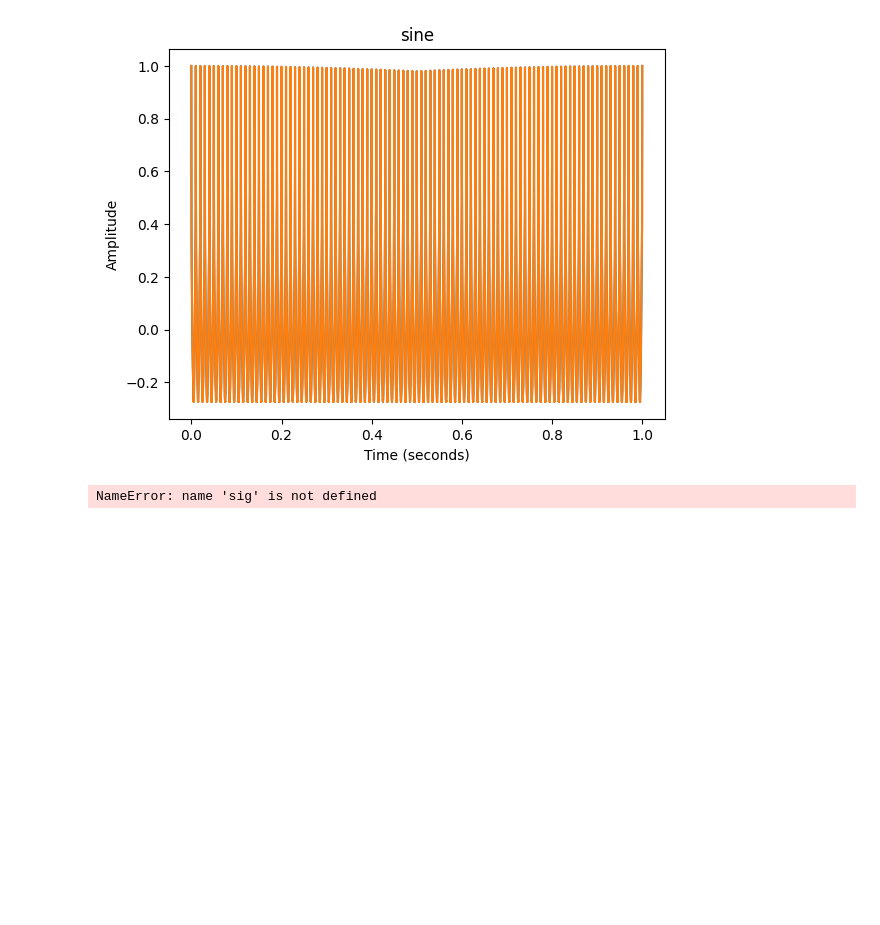
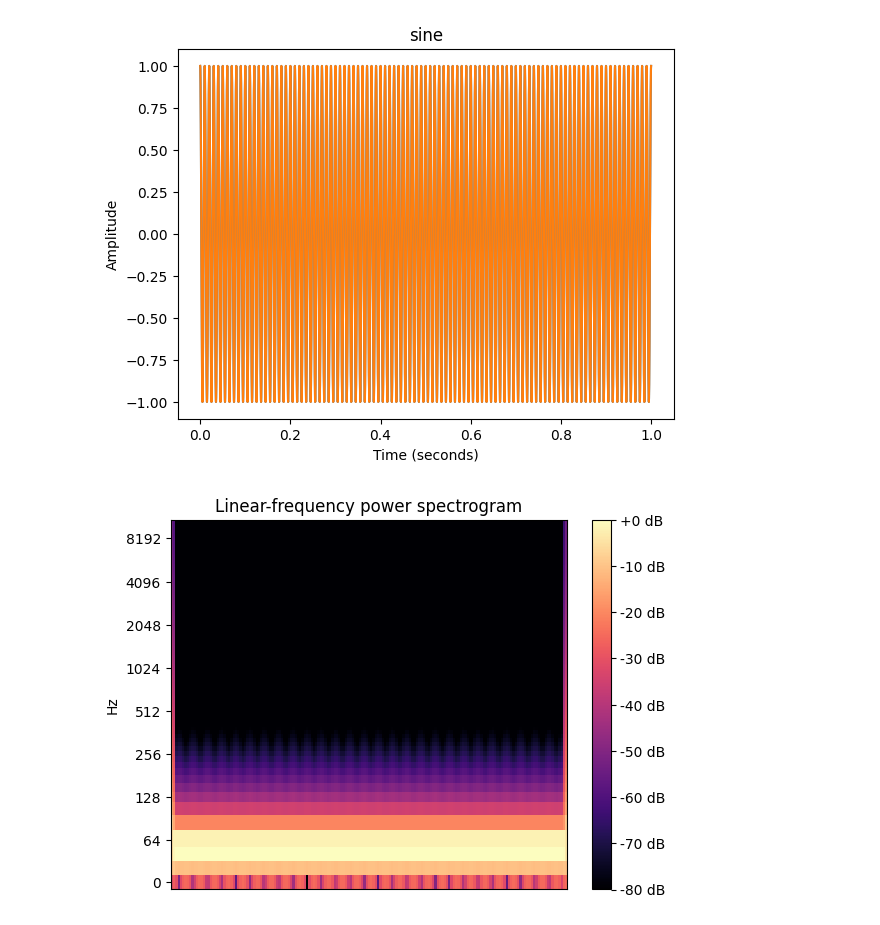
Before and after one commit to er1031/musicproclass, a Jupyter notebook: assignments/labAssignment4.ipynb, the cells around one changed output. Drawn from its saved outputs; the diff is of its cells as text; code cells hidden in the pictures; blank space fills up the shorter version.

```diff
--- a/assignments/labAssignment4.ipynb
+++ b/assignments/labAssignment4.ipynb
@@ -41,10 +41,10 @@ def plotAudioFreqDomain(sig,title,winSize,specType):
     # first create a basic specgrogram with librosa.stft() with the default window size (2048)
     # then make all of values in the spectrogram positive with np.abs()
     # then scale the spectogram to be in decibels, so it better reflects how we hear librosa.amplitude_to_db()
-    spec = librosa.amplitude_to_db(np.abs(librosa.stft(sig)), ref=np.max)
+    spec = librosa.amplitude_to_db(np.abs(librosa.stft(sig, n_fft=winSize)), ref=np.max)
 
     # display the normalized spectrogram with a linear frequency scale
-    librosa.display.specshow(spec, y_axis='linear')
+    librosa.display.specshow(spec, y_axis=specType)
     plt.colorbar(format='%+2.0f dB')
     plt.title('Linear-frequency power spectrogram')
     plt.show()
@@ -83,17 +83,22 @@ def makeWaveforms(frequency,samplingRate,numHarmonics,waveType):
     # additiveSynthesis.ipynb
     # if, elif (else if) and else can be used to evaluate the contents of a variable
     if waveType == 'sawtooth':
-        seqHarm = 1
-        ampExponent = 1
+      lowestHarm = 1
+      seqHarm = 1
+      ampExponent = 1
+    elif waveType == 'square':
+      lowestHarm = 1
+      seqHarm = 2
+      ampExponent = 1
     elif waveType == 'triangle':
-        seqHarm = 1
-        ampExponent = 1
-    elif waveType == 'square':
-        seqHarm = 1
-        ampExponent = 1
+      lowestHarm = 1
+      seqHarm = 2
+      ampExponent = 2
     else:
-        seqHarm = 1
-        ampExponent = 1
+      lowestHarm = 1
+      numHarmonics = 1
+      seqHarm = 1
+      ampExponent = 1
 
     # call additiveSynthesis() to generate a waveform
 
@@ -101,7 +106,7 @@ def makeWaveforms(frequency,samplingRate,numHarmonics,waveType):
     signal = additiveSynthesis(samplingRate,frequency,numHarmonics,seqHarm,ampExponent)
     return signal
 # %%
-def visualizeWaveforms(frequency, samplingRate, numHarmonics, waveType):
+def visualizeWaveforms(frequency, samplingRate, numHarmonics, waveType, winSize, specType):
   # call makeWaveform()
   # test whether makeWaveforms() runs without error before you try plotting anything
   sig = makeWaveforms(frequency,samplingRate,numHarmonics,waveType)
@@ -114,14 +119,16 @@ def visualizeWaveforms(frequency, samplingRate, numHarmonics, waveType):
 # %%
 frequency = 100
 samplingRate = 44100
 numHarmonics = 100
 waveType = 'sine'
 winSize = 1024
 specType = 'log'
 
 #visualizeWaveforms()
-visualizeWaveforms(frequency, samplingRate, numHarmonics, waveType, winSize,specType)
+sig = visualizeWaveforms(frequency, samplingRate, numHarmonics, waveType, winSize, specType)
+
 #IPython.display.Audio()
+IPython.display.Audio(data=sig, rate=samplingRate)
 # %% [output]
-[figure, old version]
+[figure, new version]
-NameError: name 'sig' is not defined
+[figure, added]
```
Also changed, not shown: parts of 4 cells of this notebook.
